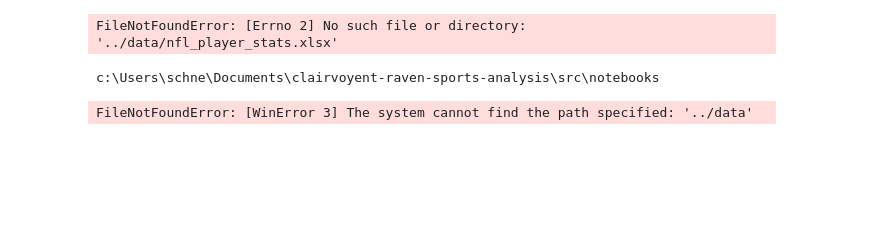
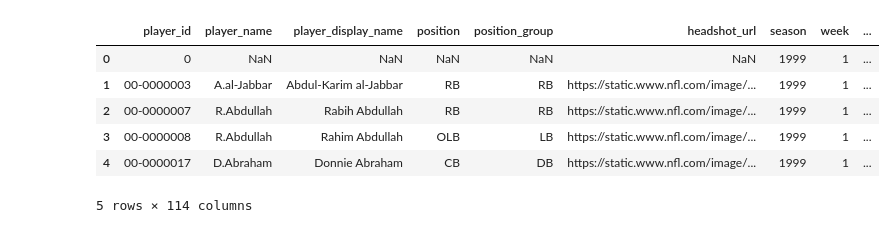
Before and after one commit to ben-gunnels/clairvoyent-raven-sports-analysis, a Jupyter notebook: src/notebooks/tim_data_exploration.ipynb, the cells around one changed output. Cells and saved outputs as stored; diff of their text form; code cells hidden in the pictures; blank space fills up the shorter version.

Commit message:
Update tim_data_exploration notebook

```diff
--- a/src/notebooks/tim_data_exploration.ipynb
+++ b/src/notebooks/tim_data_exploration.ipynb
@@ -22,15 +4,16 @@ import numpy as np
 import matplotlib.pyplot as plt
 import seaborn as sns
 import os
-
-# Load the Excel file
-df = pd.read_excel("../data/nfl_player_stats.xlsx")
-df.head()
-# %% [output]
-FileNotFoundError: [Errno 2] No such file or directory: '../data/nfl_player_stats.xlsx'
-# %%
-print(os.getcwd())  # should be .../project_root/src
-print(os.listdir("../data"))  # should list nfl_player_stats.xlsx
-# %% [output]
-c:\Users\schne\Documents\clairvoyent-raven-sports-analysis\src\notebooks
-FileNotFoundError: [WinError 3] The system cannot find the path specified: '../data'
+# %%
+
+# Load the Excel file
+df = pd.read_excel("C:/Users/schne/Desktop/data/nfl_player_stats.xlsx")
+df.head()
+# %% [output]
+|  | player_id | player_name | player_display_name | position | position_group | headshot_url | season | week | ... |
+| 0 | 0 | NaN | NaN | NaN | NaN | NaN | 1999 | 1 | ... |
+| 1 | 00-0000003 | A.al-Jabbar | Abdul-Karim al-Jabbar | RB | RB | https://static.www.nfl.com/image/... | 1999 | 1 | ... |
+| 2 | 00-0000007 | R.Abdullah | Rabih Abdullah | RB | RB | https://static.www.nfl.com/image/... | 1999 | 1 | ... |
+| 3 | 00-0000008 | R.Abdullah | Rahim Abdullah | OLB | LB | https://static.www.nfl.com/image/... | 1999 | 1 | ... |
+| 4 | 00-0000017 | D.Abraham | Donnie Abraham | CB | DB | https://static.www.nfl.com/image/... | 1999 | 1 | ... |
+5 rows × 114 columns
```
Also changed, not shown: parts of 17 cells of this notebook.
